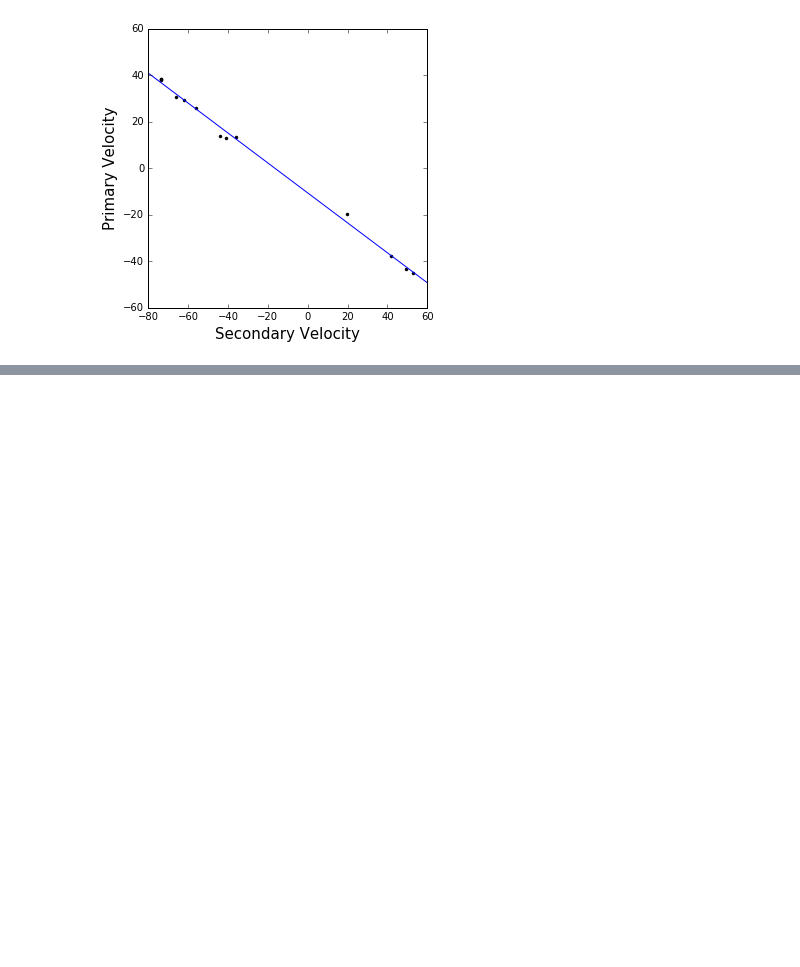
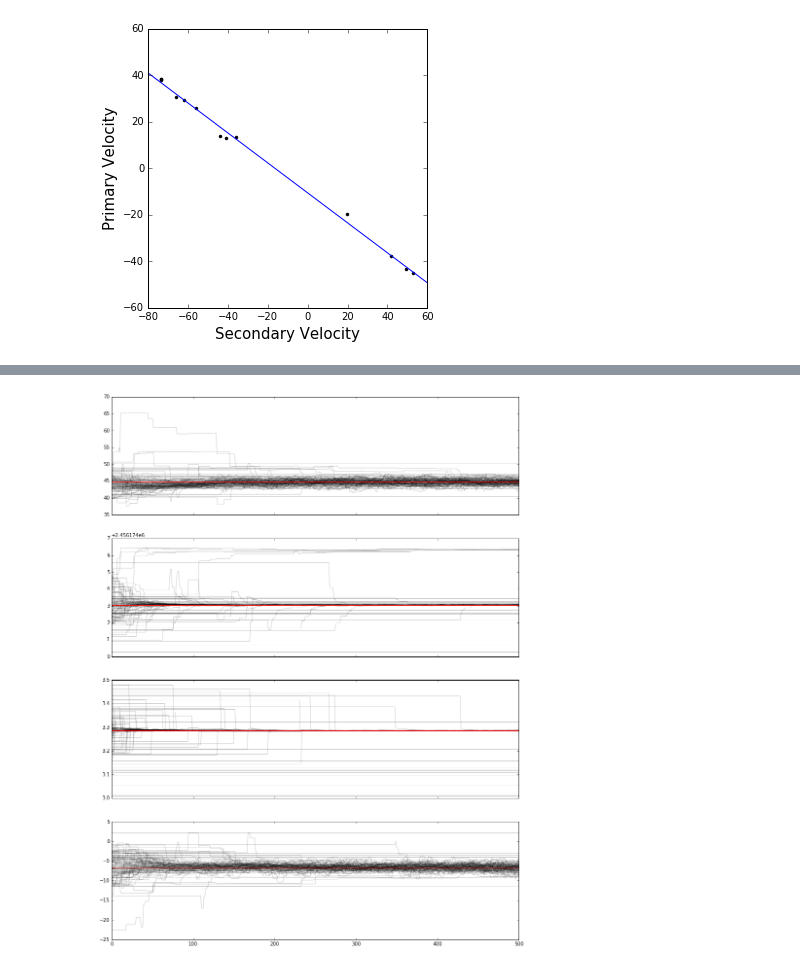
Before and after one commit to jacob-i-skinner/Orbit-Fitting, a Jupyter notebook: Systems/2M17204248+4205070/2M17204248+4205070.ipynb, the cells around one changed output, grey strips where cells are left out. Cells and saved outputs as stored; diff of their text form; code cells hidden in the pictures; blank space fills up the shorter version.

```diff
--- a/Systems/2M17204248+4205070/2M17204248+4205070.ipynb
+++ b/Systems/2M17204248+4205070/2M17204248+4205070.ipynb
@@ -296,10 +299,12 @@ print('Completed in ', int((t-t0)/60), ' minutes and ', int(((t-t0)/60-int((t-t0
 # %%
 #create the walkers plot
-fig, ax = plt.subplots(4, 1, sharex='col')
-for i in range(4):
+fig, ax = plt.subplots(ndim, 1, sharex='col')
+for i in range(ndim):
     for j in range(len(sampler.chain[:, 0, i])):
         ax[i].plot(np.linspace(0, nsteps, num=nsteps), sampler.chain[j, :, i], 'k', alpha=0.2)
     ax[i].plot(np.linspace(0, nsteps, num=nsteps) , np.ones(nsteps)*initial_guess[i], 'r')
 fig.set_figheight(20)
 fig.set_figwidth(15)
 plt.savefig('walk_results.png')
+# %% [output]
+[figure, added]
```
Also changed, not shown: parts of 2 cells of this notebook, 12 other files.
